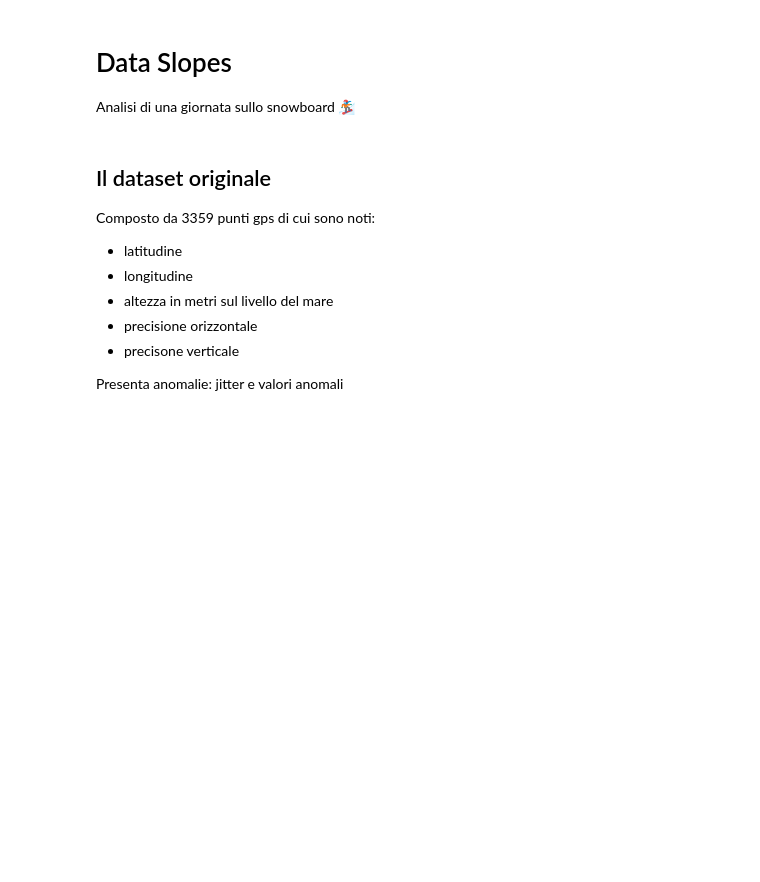
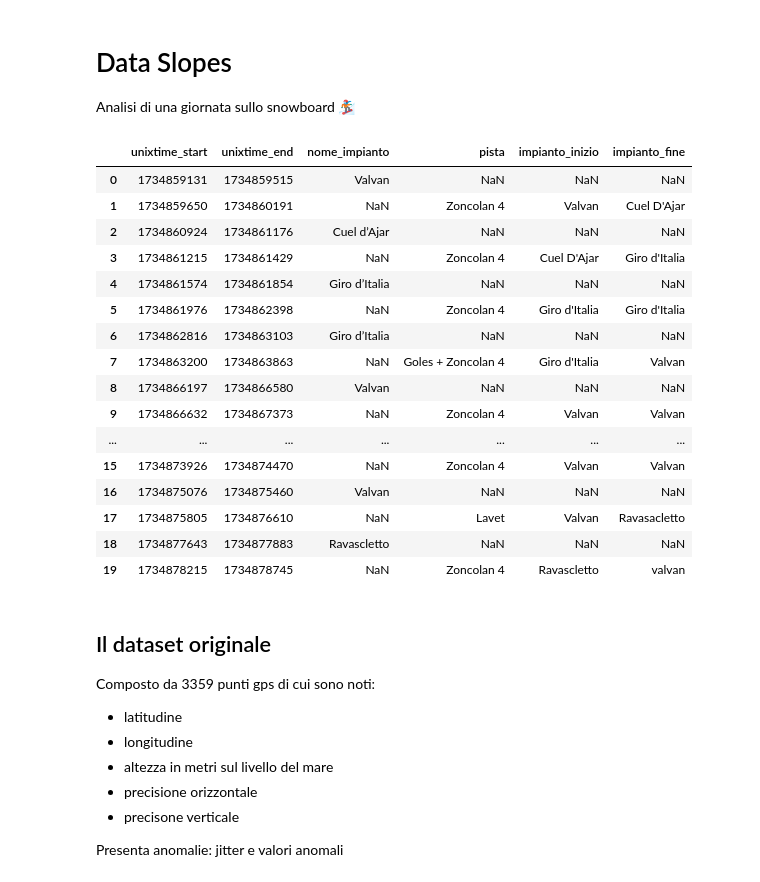
Before and after one commit to thomasmassarutto/DataSlopes, a Jupyter notebook: DataSlopes.ipynb, the cells around one changed output. Drawn from its saved outputs; the diff is of its cells as text; code cells hidden in the pictures; blank space fills up the shorter version.

```diff
--- a/DataSlopes.ipynb
+++ b/DataSlopes.ipynb
@@ -60,15 +60,37 @@ gdf_raw = gdf_raw.to_crs("EPSG:3857")
 # %%
 ## creazione df di supporto
 
 df_salite= pd.read_csv("data/salite.csv")
-df_discese= pd.read_csv("data/discese.csv")
+df_discese= pd.read_csv("data/discese.csv",
+                        usecols=[0, 1, 3, 4,5] ## colonna 2 non serve
+                        )
 
 df_stato = pd.concat([df_salite, df_discese])
-df_stato = df_stato.sort_values(by='unixtime_start')
+df_stato = df_stato.sort_values(by='unixtime_start') ## per ordine...
+df_stato.reset_index(drop=True, inplace=True)
+
 
 #gdf_raw.head(20)
 
-#df_stato.head(10)
+df_stato
+# %% [output]
+|  | unixtime_start | unixtime_end | nome_impianto | pista | impianto_inizio | impianto_fine |
+| 0 | 1734859131 | 1734859515 | Valvan | NaN | NaN | NaN |
+| 1 | 1734859650 | 1734860191 | NaN | Zoncolan 4 | Valvan | Cuel D'Ajar |
+| 2 | 1734860924 | 1734861176 | Cuel d’Ajar | NaN | NaN | NaN |
+| 3 | 1734861215 | 1734861429 | NaN | Zoncolan 4 | Cuel D'Ajar | Giro d'Italia |
+| 4 | 1734861574 | 1734861854 | Giro d’Italia | NaN | NaN | NaN |
+| 5 | 1734861976 | 1734862398 | NaN | Zoncolan 4 | Giro d'Italia | Giro d'Italia |
+| 6 | 1734862816 | 1734863103 | Giro d’Italia | NaN | NaN | NaN |
+| 7 | 1734863200 | 1734863863 | NaN | Goles + Zoncolan 4 | Giro d'Italia | Valvan |
+| 8 | 1734866197 | 1734866580 | Valvan | NaN | NaN | NaN |
+| 9 | 1734866632 | 1734867373 | NaN | Zoncolan 4 | Valvan | Valvan |
+| ... | ... | ... | ... | ... | ... | ... |
+| 15 | 1734873926 | 1734874470 | NaN | Zoncolan 4 | Valvan | Valvan |
+| 16 | 1734875076 | 1734875460 | Valvan | NaN | NaN | NaN |
+| 17 | 1734875805 | 1734876610 | NaN | Lavet | Valvan | Ravasacletto |
+| 18 | 1734877643 | 1734877883 | Ravascletto | NaN | NaN | NaN |
+| 19 | 1734878215 | 1734878745 | NaN | Zoncolan 4 | Ravascletto | valvan |
 # %% [markdown]
  ## Il dataset originale
 
```
Also changed, not shown: parts of 13 cells of this notebook, 3 other files.
